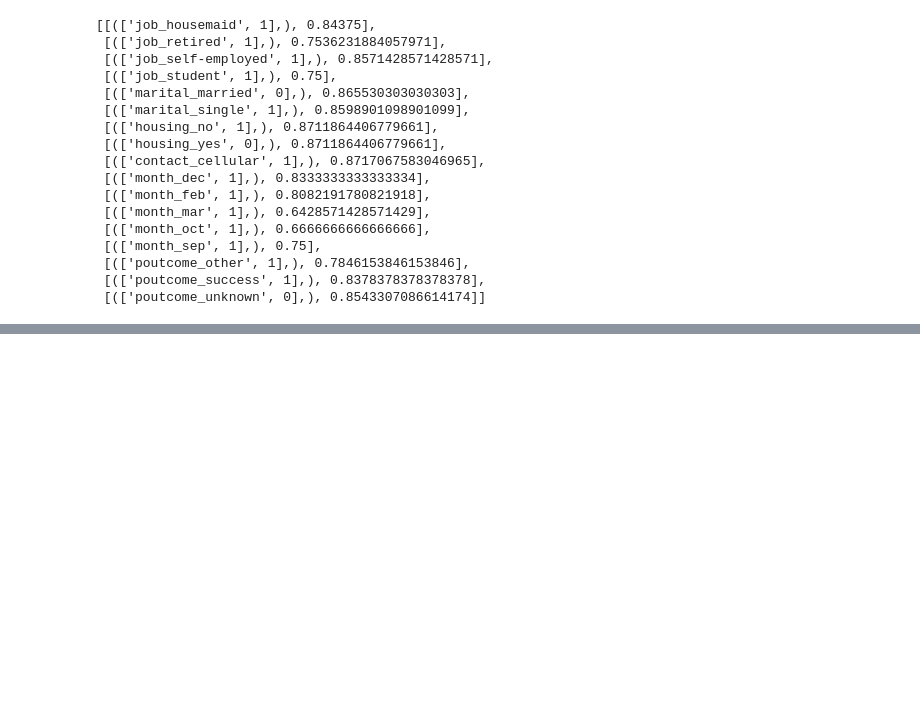
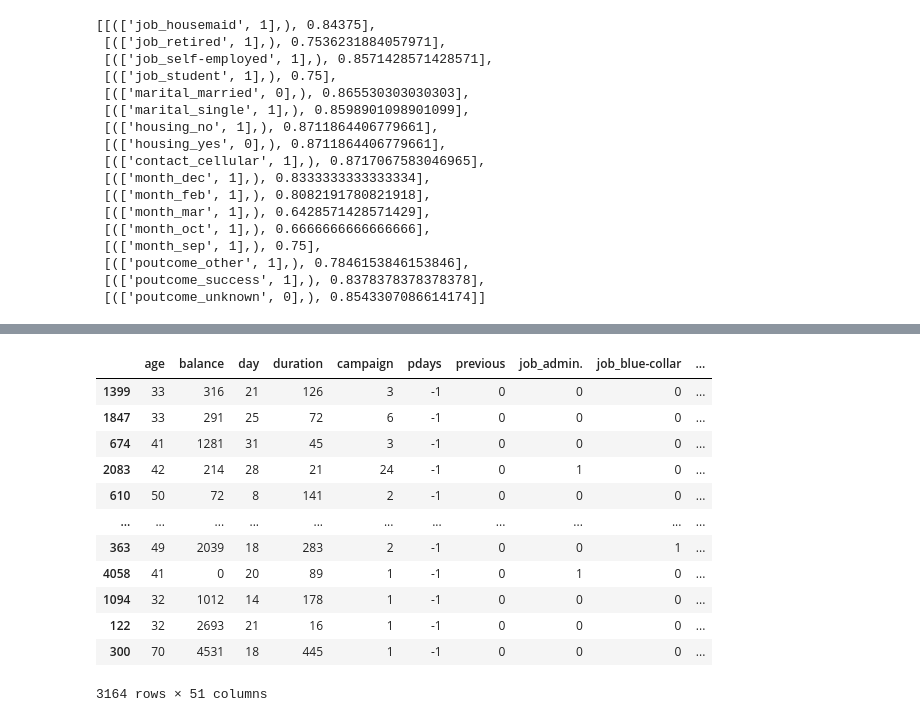
Before and after one commit to sababaganoosh/ML-Ops-Final, a Jupyter notebook: xgboost-implementation-on-bank-marketing-dataset.ipynb, the cells around one changed output, grey strips where cells are left out. Saved outputs shown, nothing was run; the diff lists cells and outputs as text; code cells hidden in the pictures; blank space fills up the shorter version.

```diff
--- a/xgboost-implementation-on-bank-marketing-dataset.ipynb
+++ b/xgboost-implementation-on-bank-marketing-dataset.ipynb
@@ -456,0 +655,17 @@ prob_slices
+# %%
+og_og = X_train.copy()
+og_og
+# %% [output]
+|  | age | balance | day | duration | campaign | pdays | previous | job_admin. | job_blue-collar | ... |
+| 1399 | 33 | 316 | 21 | 126 | 3 | -1 | 0 | 0 | 0 | ... |
+| 1847 | 33 | 291 | 25 | 72 | 6 | -1 | 0 | 0 | 0 | ... |
+| 674 | 41 | 1281 | 31 | 45 | 3 | -1 | 0 | 0 | 0 | ... |
+| 2083 | 42 | 214 | 28 | 21 | 24 | -1 | 0 | 1 | 0 | ... |
+| 610 | 50 | 72 | 8 | 141 | 2 | -1 | 0 | 0 | 0 | ... |
+| ... | ... | ... | ... | ... | ... | ... | ... | ... | ... | ... |
+| 363 | 49 | 2039 | 18 | 283 | 2 | -1 | 0 | 0 | 1 | ... |
+| 4058 | 41 | 0 | 20 | 89 | 1 | -1 | 0 | 1 | 0 | ... |
+| 1094 | 32 | 1012 | 14 | 178 | 1 | -1 | 0 | 0 | 0 | ... |
+| 122 | 32 | 2693 | 21 | 16 | 1 | -1 | 0 | 0 | 0 | ... |
+| 300 | 70 | 4531 | 18 | 445 | 1 | -1 | 0 | 0 | 0 | ... |
+3164 rows × 51 columns
```
Also changed, not shown: parts of 26 cells of this notebook.
